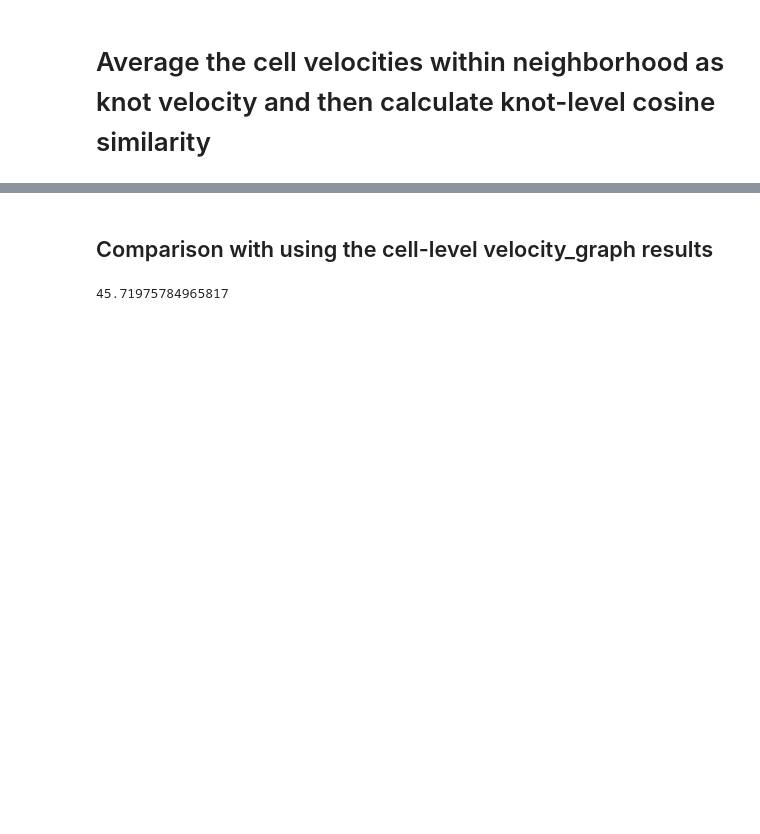
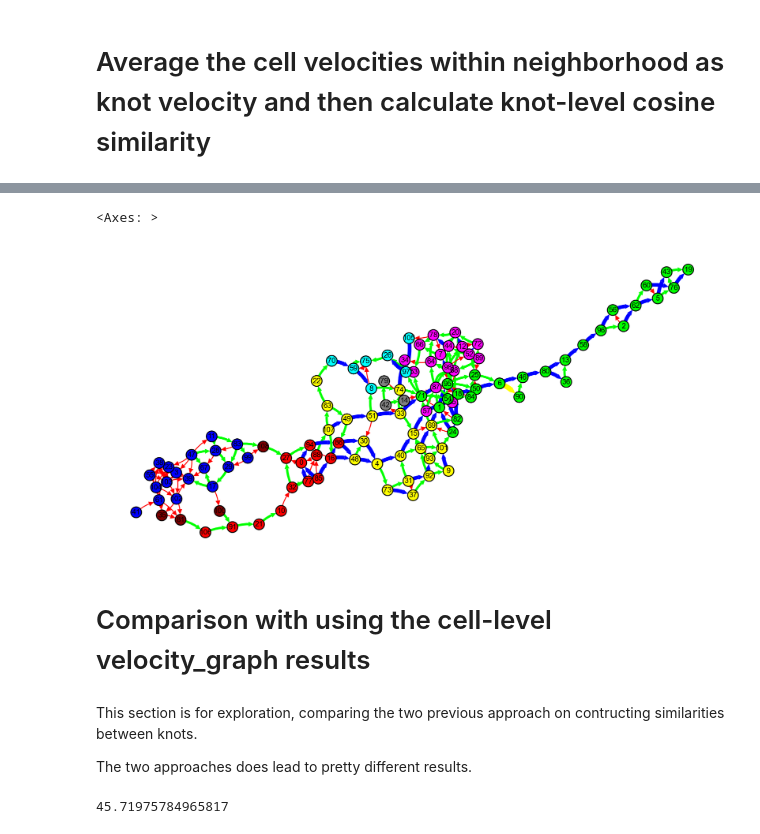
Before and after one commit to JerryBubble/scveloSkel, a Jupyter notebook: veloSkeleton_explore.ipynb, the cells around one changed output, grey strips where cells are left out. Cells and saved outputs as stored; diff of their text form; code cells hidden in the pictures; blank space fills up the shorter version.

```diff
--- a/veloSkeleton_explore.ipynb
+++ b/veloSkeleton_explore.ipynb
@@ -629,26 +756,16 @@ for i in range(len(knots)):
 # %%
-# use knot velocity to get cosine similarity graph between knots
+# # For prunning edges
+# thres = np.quantile(knot_velocity_graph_direct0[knot_velocity_graph_direct0 > 0], 0.3)
 
-from numpy.linalg import norm
-knot_velocity_graph_direct0 = np.array([[0.0 for _ in  range(len(knots))] for _ in range(len(knots))])
-for i in range(len(knots)):
-    for j in range(len(knots)):
-        if i != j and voron_weights[i,j] > 0:
-            xdiff = knot_X[j,:]-  knot_X[i,:]
-            knot_velocity_graph_direct0[i,j] = np.dot(knot_velocity[i,:], xdiff)/(norm(xdiff)*norm(knot_velocity[i,:]))
+# knot_velocity_graph1 = np.array([[0.0 for _ in  range(len(knots))] for _ in range(len(knots))])
+# for i in range(len(knots)):
+#     for j in range(i+1,len(knots)):
+#         if knot_velocity_graph_direct0[i,j] < knot_velocity_graph_direct0[j,i]:
+#             knot_velocity_graph1[j,i] = knot_velocity_graph_direct0[j,i]
+#             if knot_velocity_graph_direct0[i,j] > thres:
+#                 knot_velocity_graph1[i,j] = knot_velocity_graph_direct0[i,j]
+#         else:
+#             knot_velocity_graph1[i,j] = knot_velocity_graph_direct0[i,j]
+#             if knot_velocity_graph_direct0[j,i] > thres:
+#                 knot_velocity_graph1[j,i] = knot_velocity_graph_direct0[j,i]
-# %%
-# For plotting
-thres = np.quantile(knot_velocity_graph_direct0[knot_velocity_graph_direct0 > 0], 0.3)
-
-knot_velocity_graph1 = np.array([[0.0 for _ in  range(len(knots))] for _ in range(len(knots))])
-for i in range(len(knots)):
-    for j in range(i+1,len(knots)):
-        if knot_velocity_graph_direct0[i,j] < knot_velocity_graph_direct0[j,i]:
-            knot_velocity_graph1[j,i] = knot_velocity_graph_direct0[j,i]
-            if knot_velocity_graph_direct0[i,j] > thres:
-                knot_velocity_graph1[i,j] = knot_velocity_graph_direct0[i,j]
-        else:
-            knot_velocity_graph1[i,j] = knot_velocity_graph_direct0[i,j]
-            if knot_velocity_graph_direct0[j,i] > thres:
-                knot_velocity_graph1[j,i] = knot_velocity_graph_direct0[j,i]
 # %%
@@ -697,5 +817,21 @@ igraph.plot(velog_r, layout=layout0, target=ax, autocurve = True,edge_curved="0.
+# %%
+import pickle
+layout0 = pickle.load(open("Mslayout0.pkl","rb"))
+
+# construct the decorated igraph object for plotting
+velog_r = Decorate_knot_graph2(knot_velocity_graph1, adata2000, skeleton_r)
+
+fig, ax = plt.subplots(figsize=(12,8))
+igraph.plot(velog_r, layout=layout0, target=ax, autocurve = True,edge_curved="0.1",vertex_size = 0.2, vertex_label_size = 8)
+# %% [output]
+<Axes: >
+[figure, added]
 # %% [markdown]
-## Comparison with using the cell-level velocity_graph results
+# Comparison with using the cell-level velocity_graph results
+# %% [markdown]
+This section is for exploration, comparing the two previous approach on contructing similarities between knots.
+
+The two approaches does lead to pretty different results.
 # %%
 knot_velocity_graph.shape
 knot_velocity_graph_direct0.shape
```
Also changed, not shown: parts of 56 cells of this notebook.
